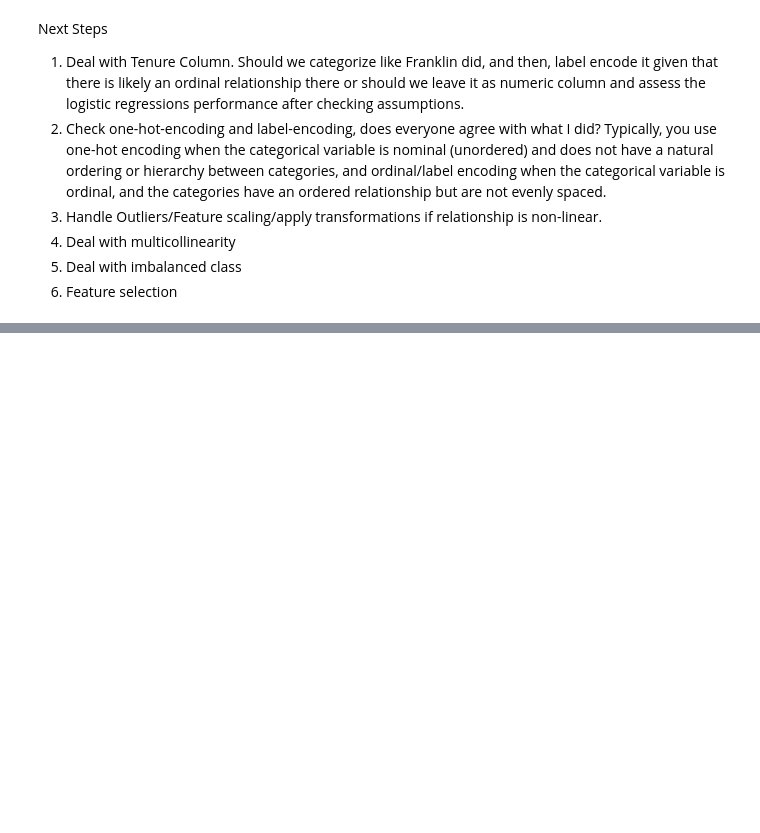
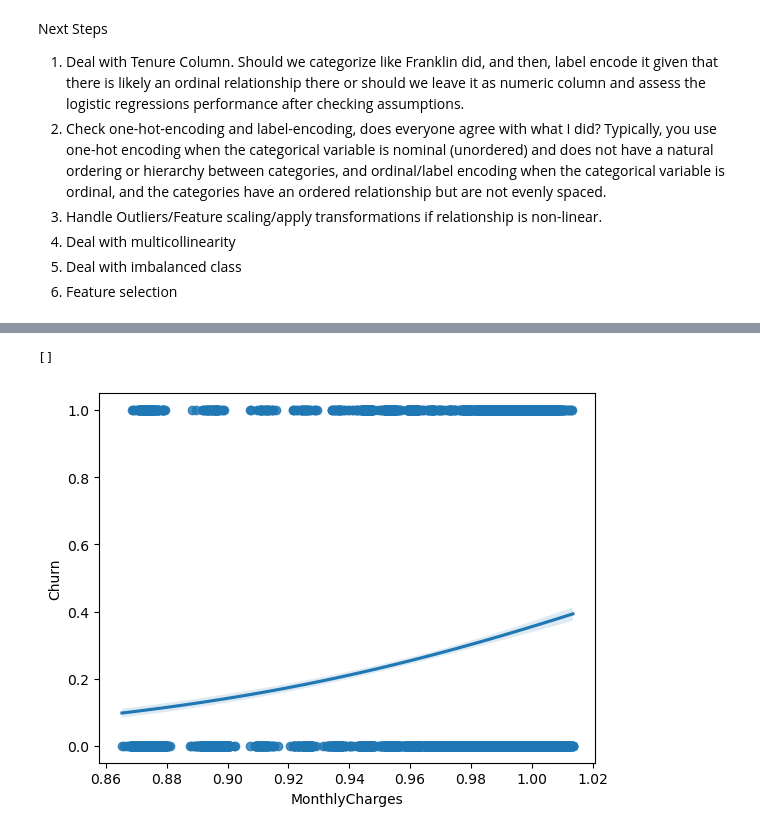
Before and after one commit to franklinjtan/Teleco-Churn-Management-Dashboard, a Jupyter notebook: code/Telecom_EDA_Feature_Engineering.ipynb, the cells around one changed output, grey strips where cells are left out. Cells and saved outputs as stored; diff of their text form; code cells hidden in the pictures; blank space fills up the shorter version.

```diff
--- a/code/Telecom_EDA_Feature_Engineering.ipynb
+++ b/code/Telecom_EDA_Feature_Engineering.ipynb
@@ -488,3 +503,6 @@ Next Steps
 4. Deal with multicollinearity
 5. Deal with imbalanced class
 6. Feature selection
+# %%
+## Binning Tenure
+df2['tenure_segment'] = pd.cut(df2['tenure'], bins=[0, 12, 24, 36, 48, df2['tenure'].max()], labels=['0-12', '13-24', '25-36', '37-48', '48+'], include_lowest=True)
@@ -490,0 +618,6 @@ Next Steps
+# %%
+# Apply logarithmic transformation
+df2['MonthlyCharges'] = np.log1p(df2['MonthlyCharges'])
+sns.regplot(x='MonthlyCharges', y='Churn', data=df2, logistic=True)
+plt.plot()
+# %% [output]
@@ -490,0 +641,2 @@ Next Steps
+[]
+[figure, added]
```
Also changed, not shown: parts of 17 cells of this notebook, 1 other file.
